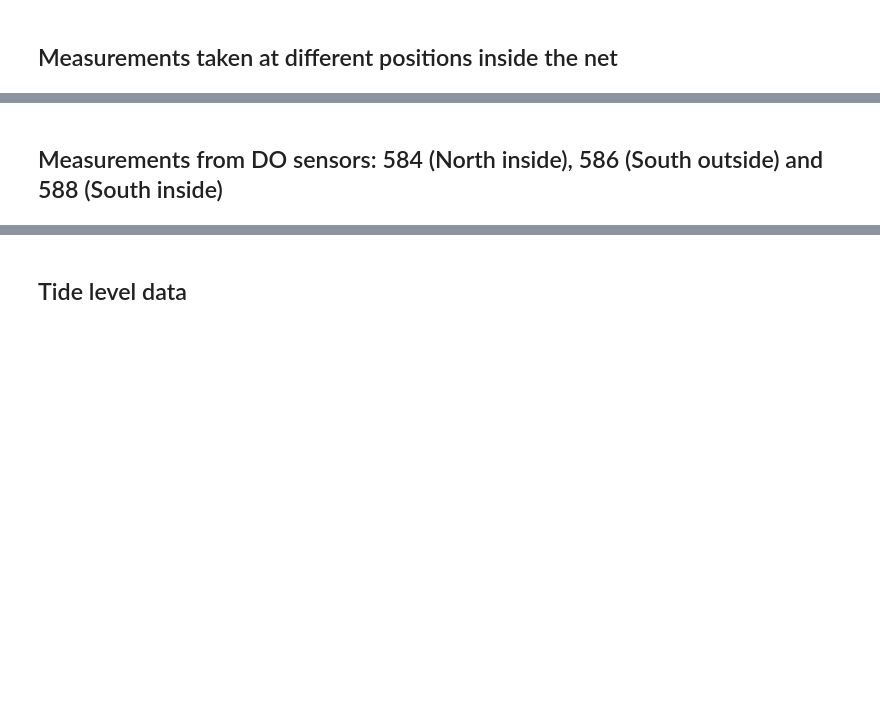
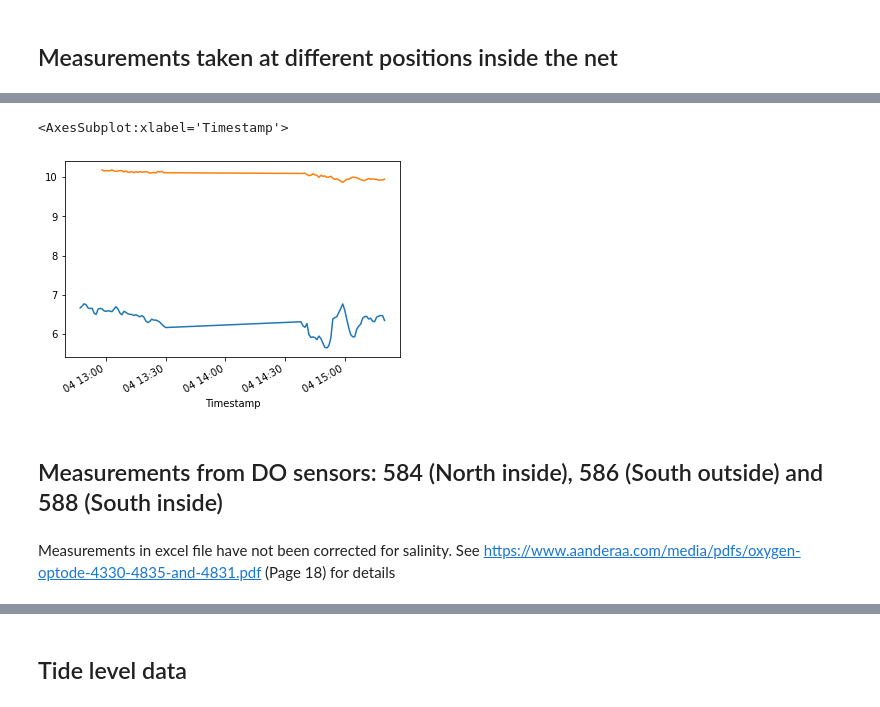
Before and after one commit to larsmmo/Master, a Jupyter notebook: createCSV.ipynb, the cells around one changed output, grey strips where cells are left out. Cells and saved outputs as stored; diff of their text form; code cells hidden in the pictures; blank space fills up the shorter version.

```diff
--- a/createCSV.ipynb
+++ b/createCSV.ipynb
@@ -80,3 +91,9 @@ DOinside[10].loc[:,'Pos32m2DO'].plot()
+# %%
+DOinside[4].loc[:,'Pos7m3DO'].plot()
+DOinside[4].loc[:,'Pos7m3Temp'].plot()
+# %% [output]
+<AxesSubplot:xlabel='Timestamp'>
+[figure, added]
 # %%
 #Create a list of dataframes for easy concatenation later
 DOinside[0] = pd.concat([DOinside[0],DOinside[5]], ignore_index=False, verify_integrity=True) # Pos12 = Pos1
@@ -91,0 +115,3 @@ DO58x.set_index('Timestamp', inplace=True)
+# %% [markdown]
+Measurements in excel file have not been corrected for salinity.
+See https://www.aanderaa.com/media/pdfs/oxygen-optode-4330-4835-and-4831.pdf (Page 18) for details
```
Also changed, not shown: parts of 12 cells of this notebook, 5 other files.
